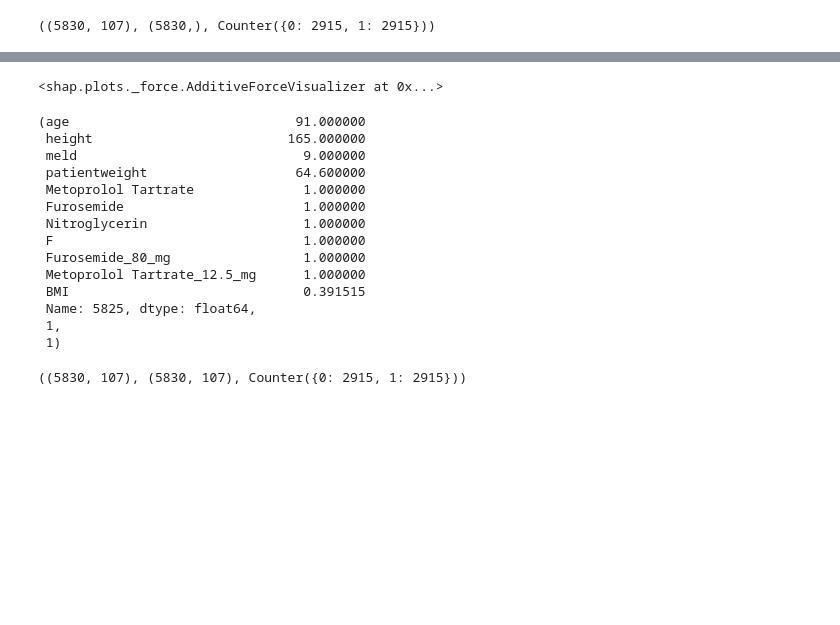
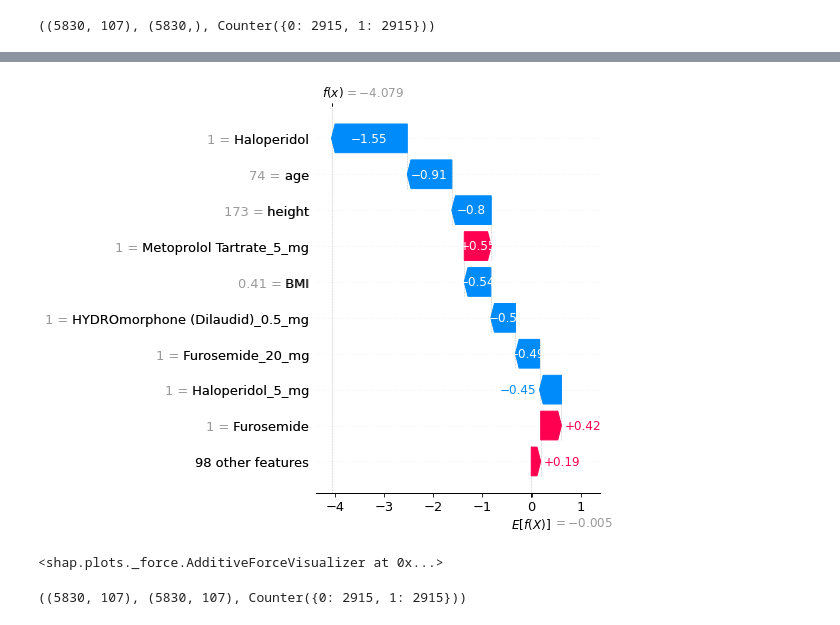
Before and after one commit to Koushul/AnesthesiaSimulator, a Jupyter notebook: notebooks/mimic4.ipynb, the cells around one changed output, grey strips where cells are left out. Drawn from its saved outputs; the diff is of its cells as text; code cells hidden in the pictures; blank space fills up the shorter version.

```diff
--- a/notebooks/mimic4.ipynb
+++ b/notebooks/mimic4.ipynb
@@ -464,26 +409,18 @@ plt.show()
+# %%
+explainer = shap.TreeExplainer(model)
+shap_values = explainer(X)
+shap.plots.waterfall(shap_values[8], show=False)
+plt.tight_layout()
+plt.savefig(figures_path / 'feature_importance_normal.png', dpi=120)
+plt.show()
+# %% [output]
+[figure, added]
 # %%
 shap.plots.force(shap_values[idx])
 # %% [output]
 <shap.plots._force.AdditiveForceVisualizer at 0x...>
 # %%
 predictions = model.predict(X)
-# %%
-X.iloc[idx].replace({0: np.nan}).dropna(), y[idx], predictions[idx]
-# %% [output]
-(age                             91.000000
- height                         165.000000
- meld                             9.000000
- patientweight                   64.600000
- Metoprolol Tartrate              1.000000
- Furosemide                       1.000000
- Nitroglycerin                    1.000000
- F                                1.000000
- Furosemide_80_mg                 1.000000
- Metoprolol Tartrate_12.5_mg      1.000000
- BMI                              0.391515
- Name: 5825, dtype: float64,
- 1,
- 1)
 # %%
 shap_values.shape, X.shape, Counter(y)
 # %% [output]
```
Also changed, not shown: parts of 14 cells of this notebook, 4 other files.
